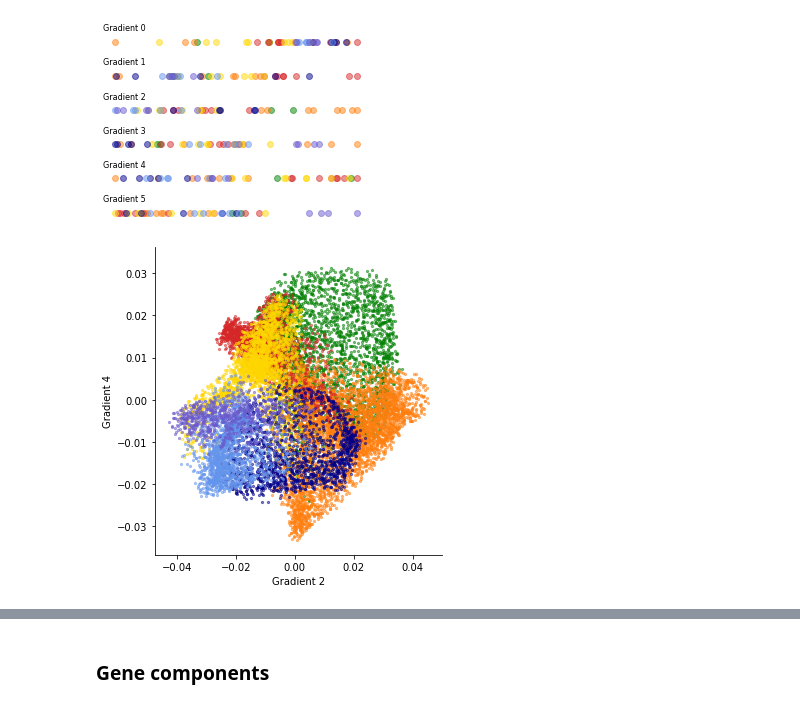
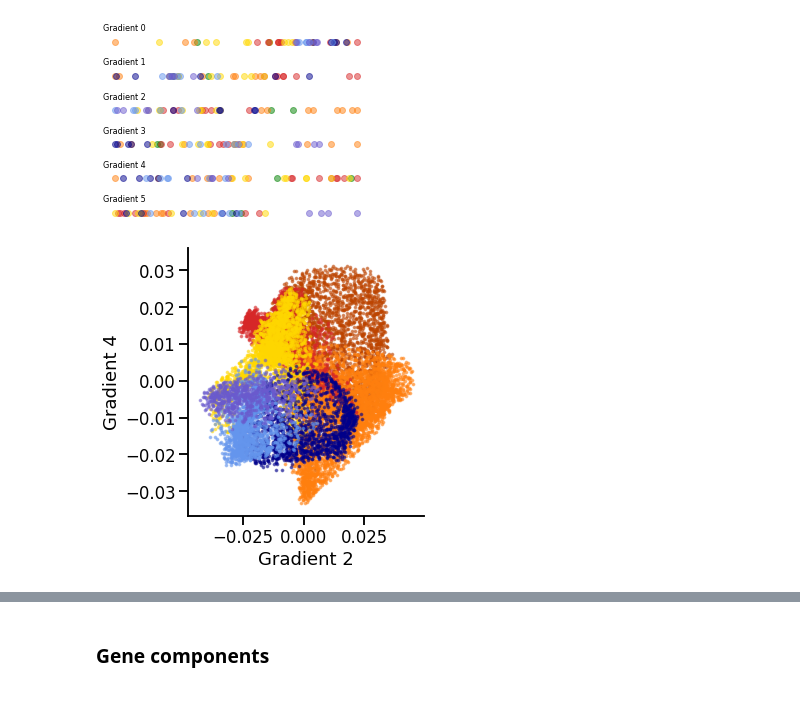
Before and after one commit to juhuntenburg/mouse_gradients, a Jupyter notebook: Visualize_gradients.ipynb, the cells around one changed output, grey strips where cells are left out. Drawn from its saved outputs; the diff is of its cells as text; code cells hidden in the pictures.

```diff
--- a/Visualize_gradients.ipynb
+++ b/Visualize_gradients.ipynb
@@ -36,8 +36,8 @@ df.loc[df['acronym']=='MOp', 'cluster'] = 'motor'
 df.loc[df['acronym']=='MOs', 'cluster'] = 'motor'
 df.loc[df['cluster']=='somatomotor', 'cluster'] = 'somatosensory'
 # %%
-clusters = ['motor', 'somatosensory','prefrontal','lateral', 'medial', 'visual', 'auditory']
-colors = ['green', 'tab:orange', 'tab:red', 'gold', 'darkblue','cornflowerblue','slateblue']
+clusters = ['motor', 'somatosensory', 'prefrontal','lateral', 'medial', 'visual', 'auditory']
+colors = ['#bd4400ff', 'tab:orange', 'tab:red', 'gold', 'darkblue','cornflowerblue','slateblue']
 # %% [raw]
 fig = plt.figure(figsize=(4,3))
 
@@ -75,18 +75,21 @@ with open('/home/julia/data/gradients/results/regions/gradient0_by_cluster.pkl',
 with open('/home/julia/data/gradients/results/regions/gradient5_by_cluster.pkl', 'rb') as f:
     g5 = pickle.load(f)
 # %%
+clusters = ['motor', 'somatosensory', 'prefrontal','lateral', 'medial', 'visual', 'auditory']
+colors = ['#bd4400ff', 'tab:orange', 'tab:red', 'gold', 'darkblue','cornflowerblue','slateblue']
+sns.set_context('talk')
 fig = plt.figure(figsize=(5,5))
 
 for c in range(len(clusters)):
     regions = list(df.loc[df['cluster']==clusters[c], 'acronym'])
     for r in regions:
         plt.scatter(g2[r], g4[r], color=colors[c], label=clusters[c], alpha=0.5, s=5)
 plt.xlabel('Gradient 2')
 plt.ylabel('Gradient 4')
 plt.tight_layout()
 sns.despine()
 # %% [output]
-[figure, old version]
+[figure, new version]
 # %%
 fig = plt.figure(figsize=(5,5))
 
```
Also changed, not shown: parts of 6 cells of this notebook, 8 other files.
